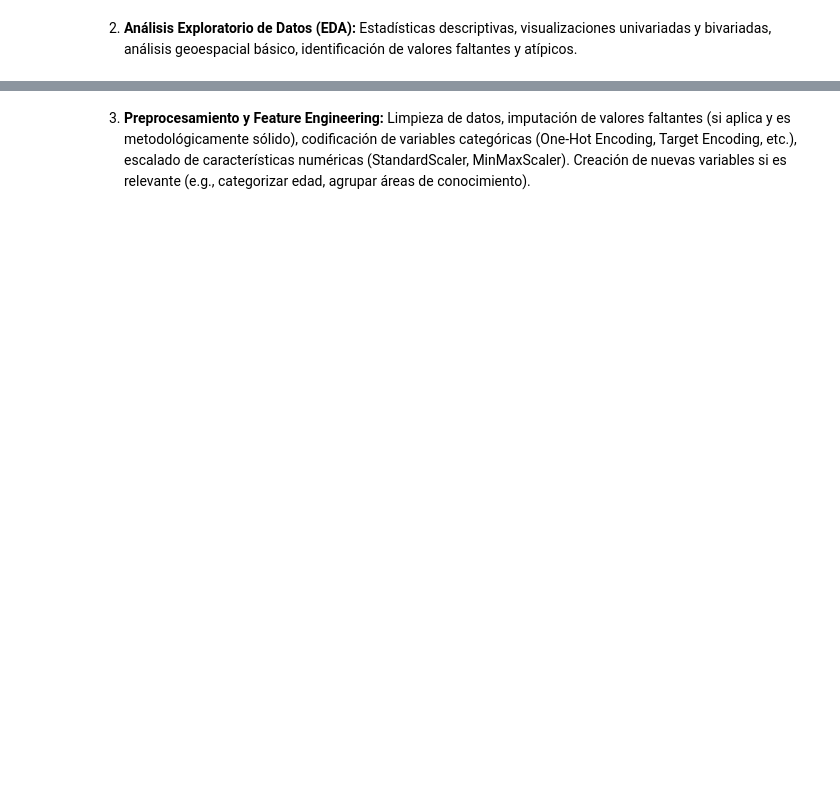
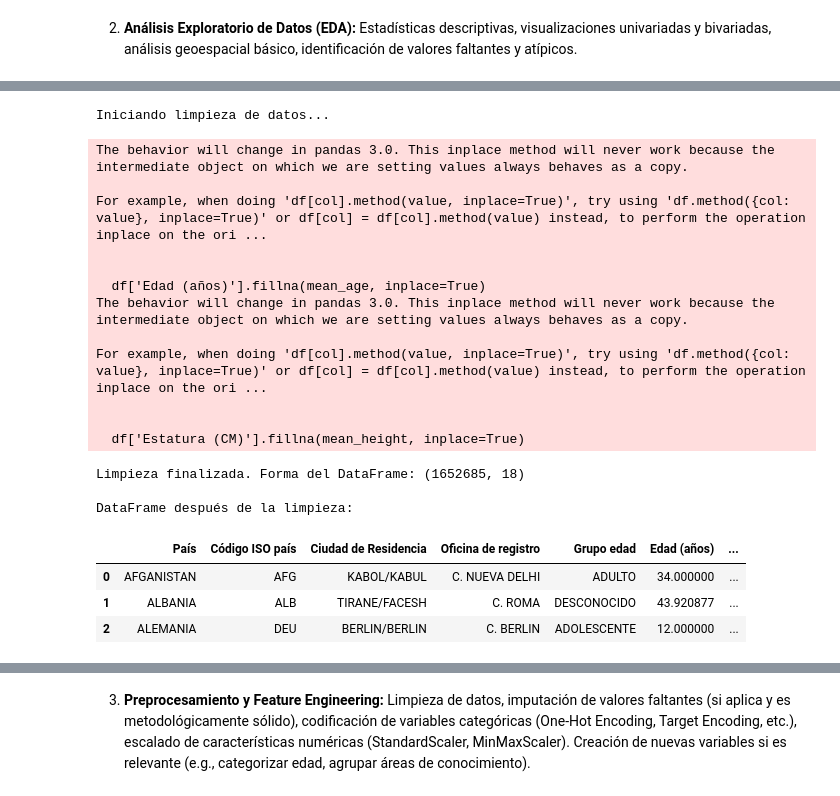
Before and after one commit to jhongaleano09/colombian-diaspora-analysis, a Jupyter notebook: notebooks/1.0-EDA_and_Prototyping.ipynb, the cells around one changed output, grey strips where cells are left out. Saved outputs shown, nothing was run; the diff lists cells and outputs as text; code cells hidden in the pictures; blank space fills up the shorter version.

```diff
--- a/notebooks/1.0-EDA_and_Prototyping.ipynb
+++ b/notebooks/1.0-EDA_and_Prototyping.ipynb
@@ -635,0 +219,30 @@ Análisis visual simplificado para 1,667,201 personas representadas.
+# %%
+# Importa la función de limpieza y aplícala al DataFrame
+from src.data_preprocessing import clean_data
+# Limpia el DataFrame de migración
+df_migracion_limpio = clean_data(df_migracion.copy())
+
+# Muestra una previsualización del DataFrame limpio
+print("\nDataFrame después de la limpieza:")
+display(df_migracion_limpio.head(3))
+# %% [output]
+Iniciando limpieza de datos...
+The behavior will change in pandas 3.0. This inplace method will never work because the intermediate object on which we are setting values always behaves as a copy.
+
+For example, when doing 'df[col].method(value, inplace=True)', try using 'df.method({col: value}, inplace=True)' or df[col] = df[col].method(value) instead, to perform the operation inplace on the ori ...
+
+
+  df['Edad (años)'].fillna(mean_age, inplace=True)
+The behavior will change in pandas 3.0. This inplace method will never work because the intermediate object on which we are setting values always behaves as a copy.
+
+For example, when doing 'df[col].method(value, inplace=True)', try using 'df.method({col: value}, inplace=True)' or df[col] = df[col].method(value) instead, to perform the operation inplace on the ori ...
+
+
+  df['Estatura (CM)'].fillna(mean_height, inplace=True)
+Limpieza finalizada. Forma del DataFrame: (1652685, 18)
+
+DataFrame después de la limpieza:
+|  | País | Código ISO país | Ciudad de Residencia | Oficina de registro | Grupo edad | Edad (años) | ... |
+| 0 | AFGANISTAN | AFG | KABOL/KABUL | C. NUEVA DELHI | ADULTO | 34.000000 | ... |
+| 1 | ALBANIA | ALB | TIRANE/FACESH | C. ROMA | DESCONOCIDO | 43.920877 | ... |
+| 2 | ALEMANIA | DEU | BERLIN/BERLIN | C. BERLIN | ADOLESCENTE | 12.000000 | ... |
```
Also changed, not shown: parts of 21 cells of this notebook, 2 other files.
